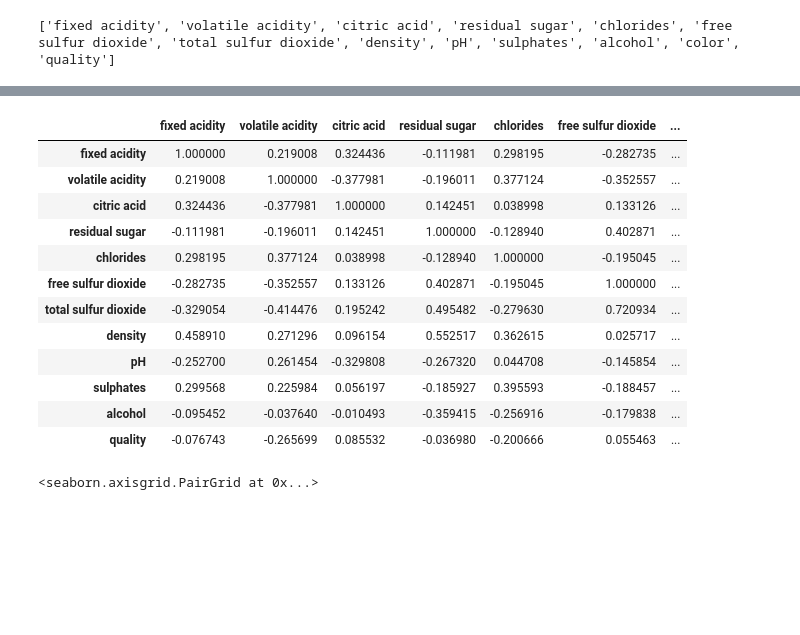
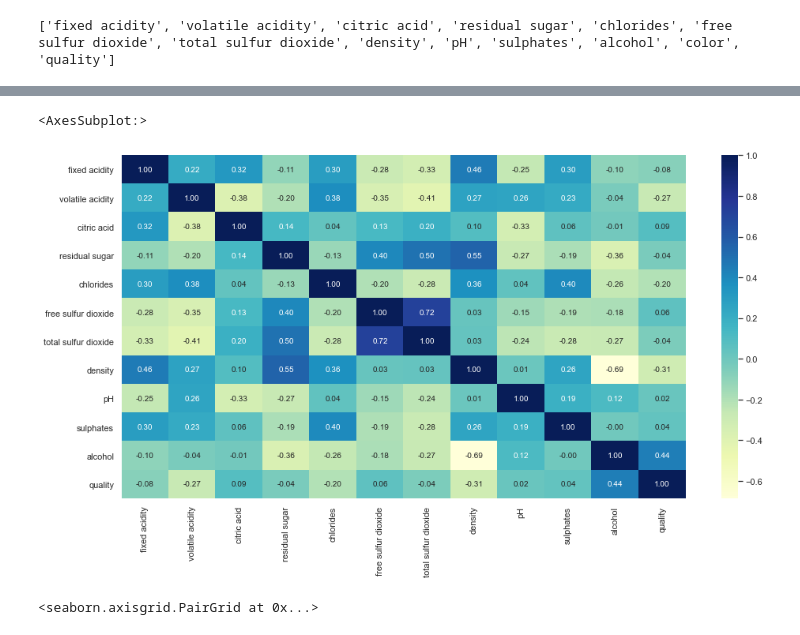
Before and after one commit to andrewabrahamian/w207_final_project, a Jupyter notebook: eda/eda-winequality.ipynb, the cells around one changed output, grey strips where cells are left out. Cells and saved outputs as stored; diff of their text form; code cells hidden in the pictures; blank space fills up the shorter version.

```diff
--- a/eda/eda-winequality.ipynb
+++ b/eda/eda-winequality.ipynb
@@ -117,22 +117,12 @@ display(wine.describe())
 | 50% | 7.000000 | 0.290000 | 0.310000 | 3.000000 | 0.047000 | 29.000000 | ... |
 | 75% | 7.700000 | 0.400000 | 0.390000 | 8.100000 | 0.065000 | 41.000000 | ... |
 | max | 15.900000 | 1.580000 | 1.660000 | 65.800000 | 0.611000 | 289.000000 | ... |
-# %%
-wine.corr()
-# %% [output]
-|  | fixed acidity | volatile acidity | citric acid | residual sugar | chlorides | free sulfur dioxide | ... |
-| fixed acidity | 1.000000 | 0.219008 | 0.324436 | -0.111981 | 0.298195 | -0.282735 | ... |
-| volatile acidity | 0.219008 | 1.000000 | -0.377981 | -0.196011 | 0.377124 | -0.352557 | ... |
-| citric acid | 0.324436 | -0.377981 | 1.000000 | 0.142451 | 0.038998 | 0.133126 | ... |
-| residual sugar | -0.111981 | -0.196011 | 0.142451 | 1.000000 | -0.128940 | 0.402871 | ... |
-| chlorides | 0.298195 | 0.377124 | 0.038998 | -0.128940 | 1.000000 | -0.195045 | ... |
-| free sulfur dioxide | -0.282735 | -0.352557 | 0.133126 | 0.402871 | -0.195045 | 1.000000 | ... |
-| total sulfur dioxide | -0.329054 | -0.414476 | 0.195242 | 0.495482 | -0.279630 | 0.720934 | ... |
-| density | 0.458910 | 0.271296 | 0.096154 | 0.552517 | 0.362615 | 0.025717 | ... |
-| pH | -0.252700 | 0.261454 | -0.329808 | -0.267320 | 0.044708 | -0.145854 | ... |
-| sulphates | 0.299568 | 0.225984 | 0.056197 | -0.185927 | 0.395593 | -0.188457 | ... |
-| alcohol | -0.095452 | -0.037640 | -0.010493 | -0.359415 | -0.256916 | -0.179838 | ... |
-| quality | -0.076743 | -0.265699 | 0.085532 | -0.036980 | -0.200666 | 0.055463 | ... |
+# %%
+plt.figure(figsize= (16, 8))
+sns.heatmap(wine.corr(), annot = True, cmap= 'YlGnBu', fmt= '.2f')
+# %% [output]
+<AxesSubplot:>
+[figure, added]
 # %%
 sns.pairplot(wine)
 # %% [output]
```
Also changed, not shown: parts of 1 cell of this notebook, 6 other files.
